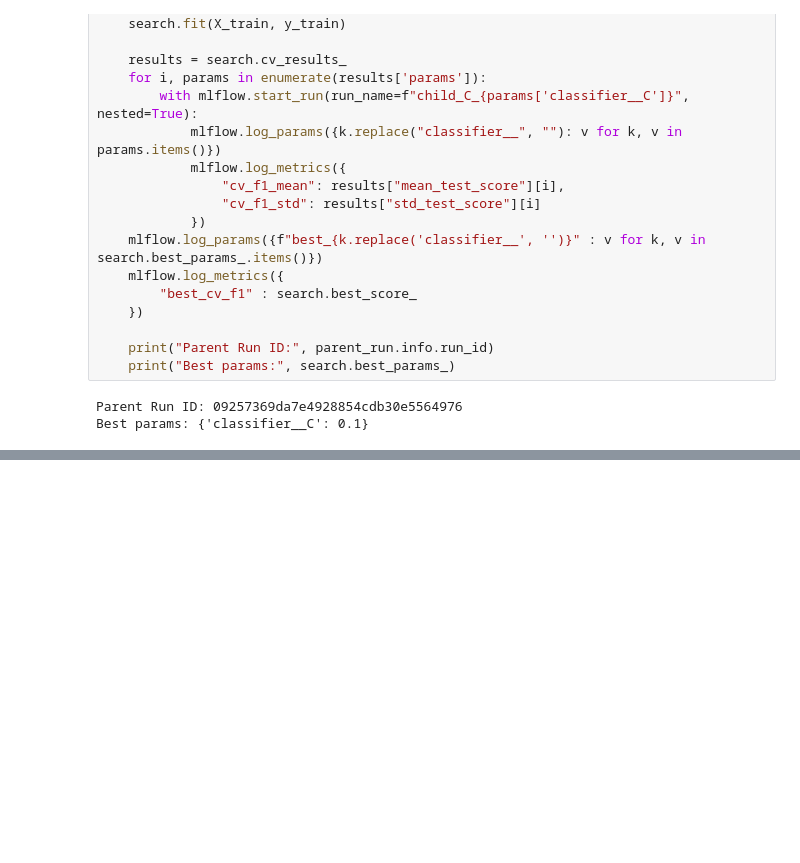
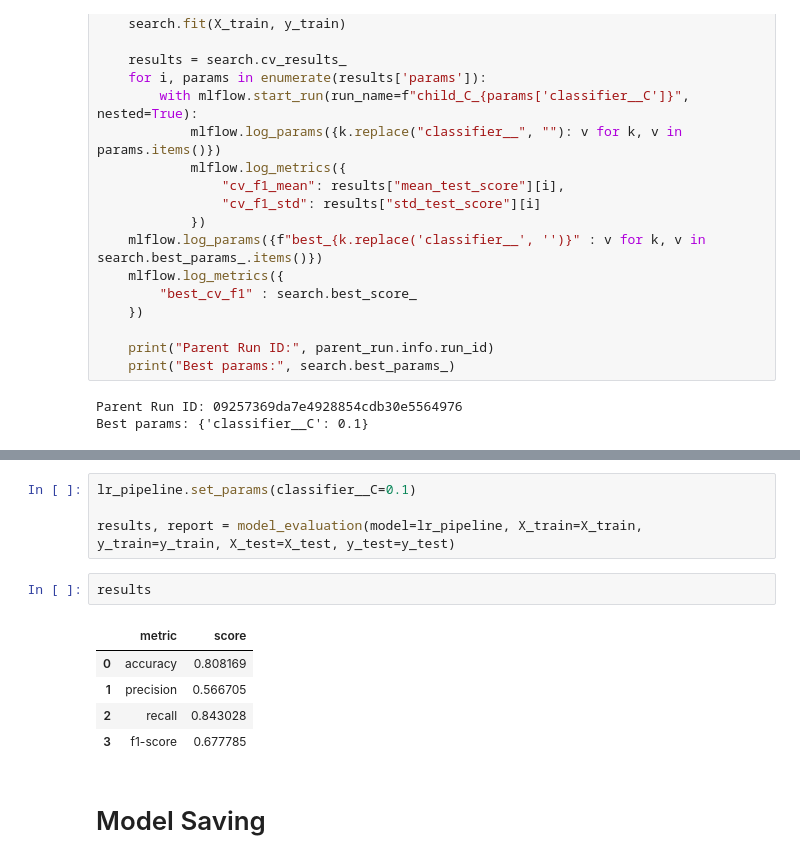
Before and after one commit to yousssef96/Income-Classification, a Jupyter notebook: notebooks/notebook.ipynb, the cells around one changed output, grey strips where cells are left out. Saved outputs shown, nothing was run; the diff lists cells and outputs as text; blank space fills up the shorter version.

```diff
--- a/notebooks/notebook.ipynb
+++ b/notebooks/notebook.ipynb
@@ -302,0 +328,14 @@ Best params: {'classifier__C': 0.1}
+# %%
+lr_pipeline.set_params(classifier__C=0.1)
+
+results, report = model_evaluation(model=lr_pipeline, X_train=X_train, y_train=y_train, X_test=X_test, y_test=y_test)
+# %%
+results
+# %% [output]
+|  | metric | score |
+| 0 | accuracy | 0.808169 |
+| 1 | precision | 0.566705 |
+| 2 | recall | 0.843028 |
+| 3 | f1-score | 0.677785 |
+# %% [markdown]
+# Model Saving
```
Also changed, not shown: parts of 6 cells of this notebook, 1 other file.
